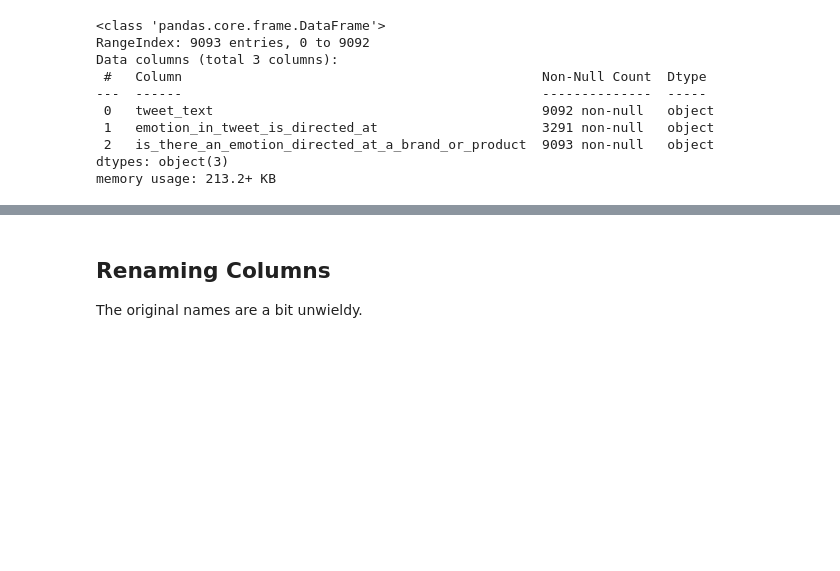
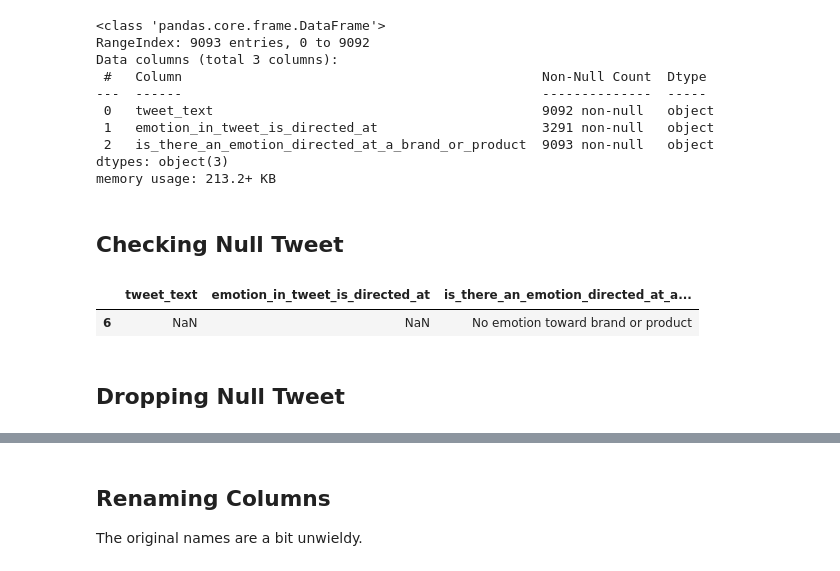
Before and after one commit to jeffreyhwatson/nlp_sentiment_project, a Jupyter notebook: notebooks/exploratory/base_data.ipynb, the cells around one changed output, grey strips where cells are left out. Cells and saved outputs as stored; diff of their text form; code cells hidden in the pictures; blank space fills up the shorter version.

```diff
--- a/notebooks/exploratory/base_data.ipynb
+++ b/notebooks/exploratory/base_data.ipynb
@@ -71,3 +72,12 @@ Data columns (total 3 columns):
  2   is_there_an_emotion_directed_at_a_brand_or_product  9093 non-null   object
 dtypes: object(3)
 memory usage: 213.2+ KB
+# %% [markdown]
+## Checking Null Tweet
+# %%
+df[df['tweet_text'].isnull()]
+# %% [output]
+|  | tweet_text | emotion_in_tweet_is_directed_at | is_there_an_emotion_directed_at_a... |
+| 6 | NaN | NaN | No emotion toward brand or product |
+# %% [markdown]
+## Dropping Null Tweet
```
Also changed, not shown: parts of 41 cells of this notebook, 1 other file.
